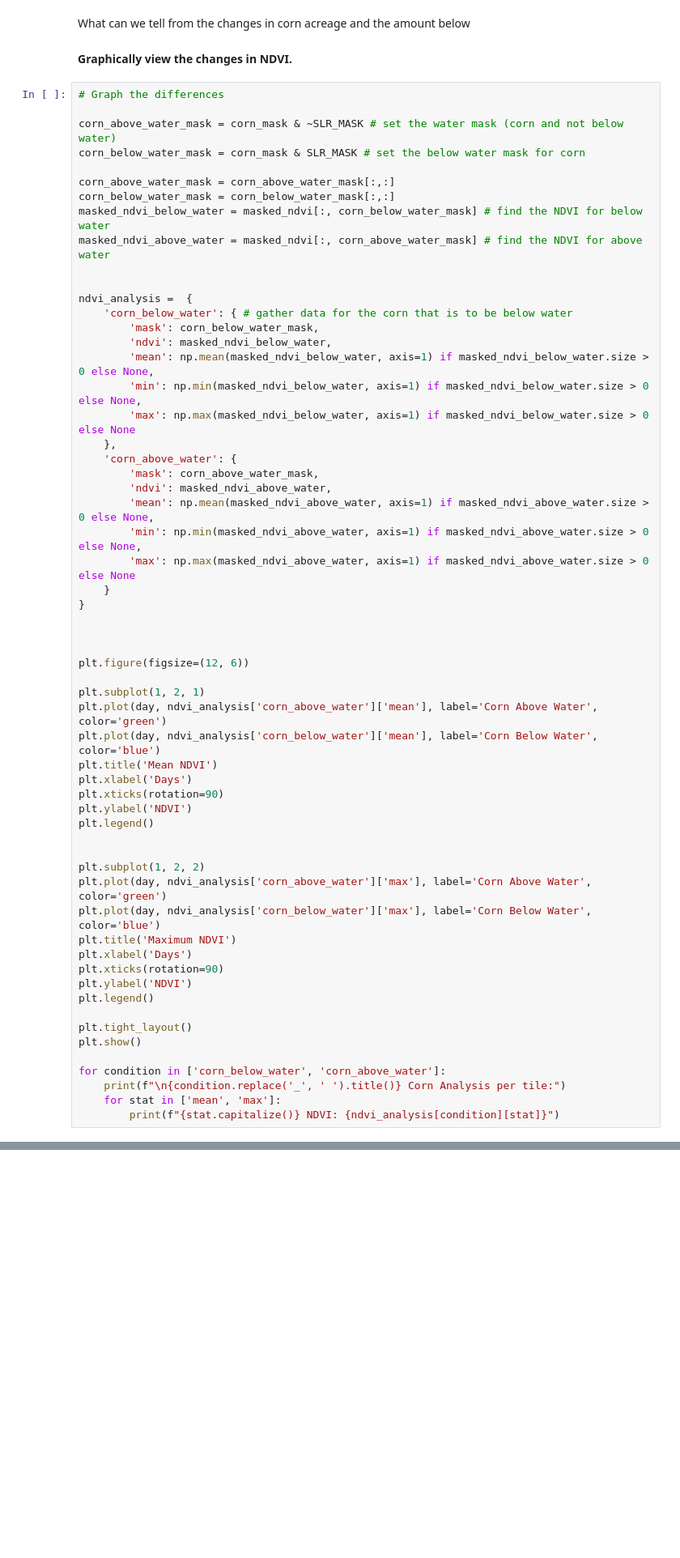
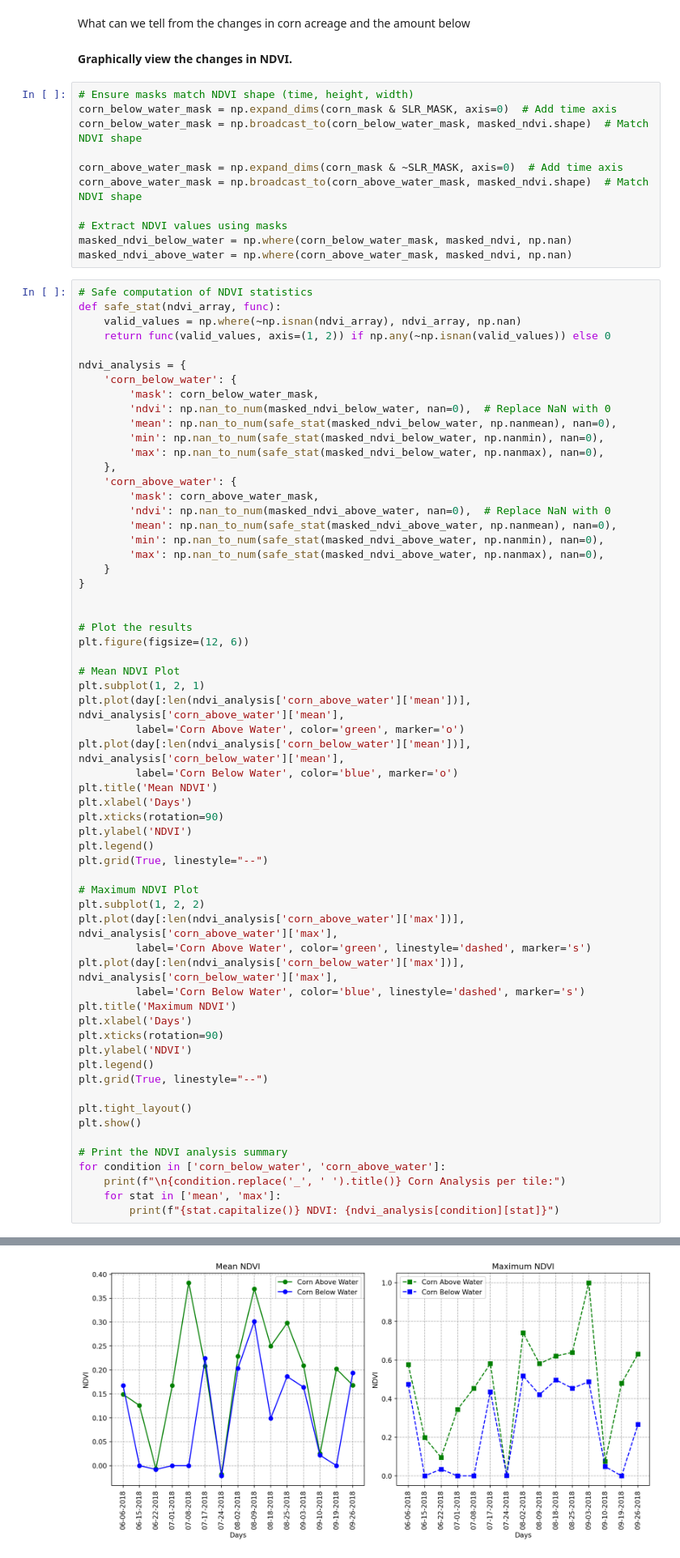
Before and after one commit to ciesin-geospatial/TOPSTSCHOOL-climate-agriculture, a Jupyter notebook: m401-nasa-acres-climate-resilience-network.ipynb, the cells around one changed output, grey strips where cells are left out. Shown at 81% size. Drawn from its saved outputs; the diff is of its cells as text; blank space fills up the shorter version.

```diff
--- a/m401-nasa-acres-climate-resilience-network.ipynb
+++ b/m401-nasa-acres-climate-resilience-network.ipynb
@@ -563,62 +615,76 @@ print(f"Total acres of corn: {corn_area_acres:.2f}")
 What can we tell from the changes in corn acreage and the amount below
 
 #### Graphically view the changes in NDVI.
+# %%
+# Ensure masks match NDVI shape (time, height, width)
+corn_below_water_mask = np.expand_dims(corn_mask & SLR_MASK, axis=0)  # Add time axis
+corn_below_water_mask = np.broadcast_to(corn_below_water_mask, masked_ndvi.shape)  # Match NDVI shape
+
+corn_above_water_mask = np.expand_dims(corn_mask & ~SLR_MASK, axis=0)  # Add time axis
+corn_above_water_mask = np.broadcast_to(corn_above_water_mask, masked_ndvi.shape)  # Match NDVI shape
+
+# Extract NDVI values using masks
+masked_ndvi_below_water = np.where(corn_below_water_mask, masked_ndvi, np.nan)
+masked_ndvi_above_water = np.where(corn_above_water_mask, masked_ndvi, np.nan)
 # %%
-# Graph the differences
+# Safe computation of NDVI statistics
+def safe_stat(ndvi_array, func):
+    valid_values = np.where(~np.isnan(ndvi_array), ndvi_array, np.nan)
+    return func(valid_values, axis=(1, 2)) if np.any(~np.isnan(valid_values)) else 0
 
-corn_above_water_mask = corn_mask & ~SLR_MASK # set the water mask (corn and not below water)
-corn_below_water_mask = corn_mask & SLR_MASK # set the below water mask for corn
-
-corn_above_water_mask = corn_above_water_mask[:,:]
-corn_below_water_mask = corn_below_water_mask[:,:]
-masked_ndvi_below_water = masked_ndvi[:, corn_below_water_mask] # find the NDVI for below water
-masked_ndvi_above_water = masked_ndvi[:, corn_above_water_mask] # find the NDVI for above water
-
-
-ndvi_analysis =  {
-    'corn_below_water': { # gather data for the corn that is to be below water
+ndvi_analysis = {
+    'corn_below_water': {
         'mask': corn_below_water_mask,
-        'ndvi': masked_ndvi_below_water,
-        'mean': np.mean(masked_ndvi_below_water, axis=1) if masked_ndvi_below_water.size > 0 else None,
-        'min': np.min(masked_ndvi_below_water, axis=1) if masked_ndvi_below_water.size > 0 else None,
-        'max': np.max(masked_ndvi_below_water, axis=1) if masked_ndvi_below_water.size > 0 else None
+        'ndvi': np.nan_to_num(masked_ndvi_below_water, nan=0),  # Replace NaN with 0
+        'mean': np.nan_to_num(safe_stat(masked_ndvi_below_water, np.nanmean), nan=0),
+        'min': np.nan_to_num(safe_stat(masked_ndvi_below_water, np.nanmin), nan=0),
+        'max': np.nan_to_num(safe_stat(masked_ndvi_below_water, np.nanmax), nan=0),
     },
     'corn_above_water': {
         'mask': corn_above_water_mask,
-        'ndvi': masked_ndvi_above_water,
-        'mean': np.mean(masked_ndvi_above_water, axis=1) if masked_ndvi_above_water.size > 0 else None,
-        'min': np.min(masked_ndvi_above_water, axis=1) if masked_ndvi_above_water.size > 0 else None,
-        'max': np.max(masked_ndvi_above_water, axis=1) if masked_ndvi_above_water.size > 0 else None
+        'ndvi': np.nan_to_num(masked_ndvi_above_water, nan=0),  # Replace NaN with 0
+        'mean': np.nan_to_num(safe_stat(masked_ndvi_above_water, np.nanmean), nan=0),
+        'min': np.nan_to_num(safe_stat(masked_ndvi_above_water, np.nanmin), nan=0),
+        'max': np.nan_to_num(safe_stat(masked_ndvi_above_water, np.nanmax), nan=0),
     }
 }
 
 
-
+# Plot the results
 plt.figure(figsize=(12, 6))
 
+# Mean NDVI Plot
 plt.subplot(1, 2, 1)
-plt.plot(day, ndvi_analysis['corn_above_water']['mean'], label='Corn Above Water', color='green')
-plt.plot(day, ndvi_analysis['corn_below_water']['mean'], label='Corn Below Water', color='blue')
+plt.plot(day[:len(ndvi_analysis['corn_above_water']['mean'])], ndvi_analysis['corn_above_water']['mean'],
+         label='Corn Above Water', color='green', marker='o')
+plt.plot(day[:len(ndvi_analysis['corn_below_water']['mean'])], ndvi_analysis['corn_below_water']['mean'],
+         label='Corn Below Water', color='blue', marker='o')
 plt.title('Mean NDVI')
 plt.xlabel('Days')
 plt.xticks(rotation=90)
 plt.ylabel('NDVI')
 plt.legend()
+plt.grid(True, linestyle="--")
 
-
+# Maximum NDVI Plot
 plt.subplot(1, 2, 2)
-plt.plot(day, ndvi_analysis['corn_above_water']['max'], label='Corn Above Water', color='green')
-plt.plot(day, ndvi_analysis['corn_below_water']['max'], label='Corn Below Water', color='blue')
+plt.plot(day[:len(ndvi_analysis['corn_above_water']['max'])], ndvi_analysis['corn_above_water']['max'],
+         label='Corn Above Water', color='green', linestyle='dashed', marker='s')
+plt.plot(day[:len(ndvi_analysis['corn_below_water']['max'])], ndvi_analysis['corn_below_water']['max'],
+         label='Corn Below Water', color='blue', linestyle='dashed', marker='s')
 plt.title('Maximum NDVI')
 plt.xlabel('Days')
 plt.xticks(rotation=90)
 plt.ylabel('NDVI')
 plt.legend()
+plt.grid(True, linestyle="--")
 
 plt.tight_layout()
 plt.show()
 
+# Print the NDVI analysis summary
 for condition in ['corn_below_water', 'corn_above_water']:
     print(f"\n{condition.replace('_', ' ').title()} Corn Analysis per tile:")
     for stat in ['mean', 'max']:
         print(f"{stat.capitalize()} NDVI: {ndvi_analysis[condition][stat]}")
+# %% [output]
@@ -624,0 +695 @@ for condition in ['corn_below_water', 'corn_above_water']:
+[figure, added]
```
Also changed, not shown: parts of 26 cells of this notebook, 2 other files.
